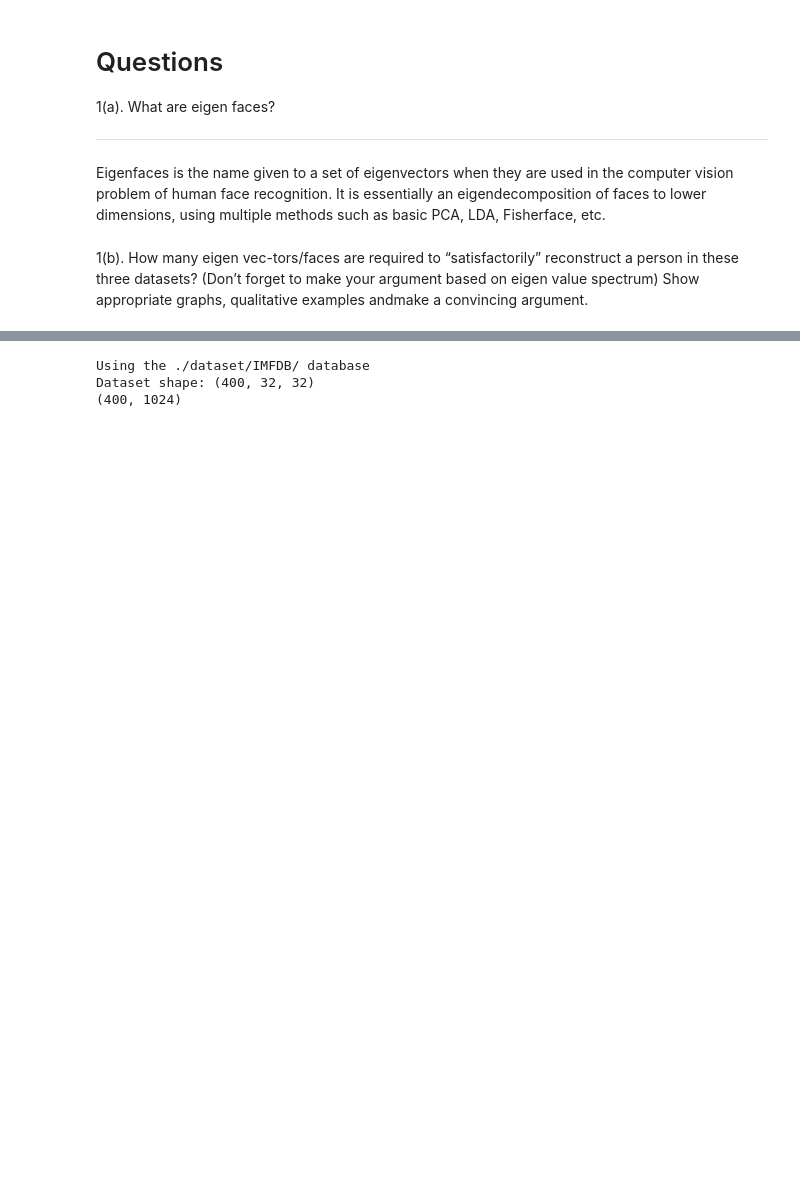
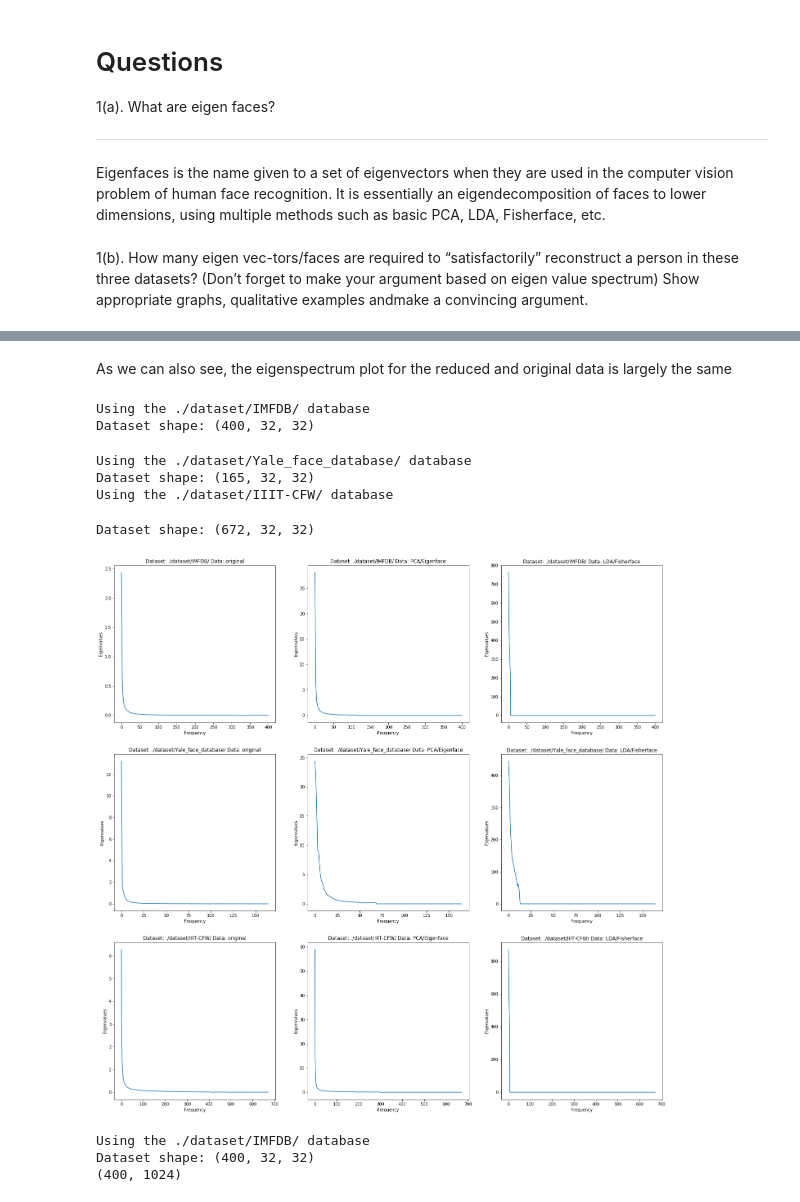
Before and after one commit to zubairabid/SMAI_Assignment2, a Jupyter notebook: 20171076.ipynb, the cells around one changed output, grey strips where cells are left out. Drawn from its saved outputs; the diff is of its cells as text; code cells hidden in the pictures; blank space fills up the shorter version.

```diff
--- a/20171076.ipynb
+++ b/20171076.ipynb
@@ -501,3 +509,61 @@ Dataset shape: (672, 32, 32)
+# %% [markdown]
+As we can also see, the eigenspectrum plot for the reduced and original data is largely the same
+# %%
+paths = [
+    './dataset/IMFDB/',
+    './dataset/Yale_face_database/',
+    './dataset/IIIT-CFW/',
+]
+
+fig=plt.figure(figsize=(24, 24))
+i=0
+j=1
+for dirpath in paths:
+    print('Using the {0} database'.format(dirpath))
+
+    X,y = load_data(dirpath)
+    N,H,W = X.shape[0:3]
+    C = 1 if opt['is_grayscale'] else X.shape[3]
+    X = X.reshape((N,H*W*C))
+
+    X_pca, approximation, explained_variance = get_pca(X, best_feature_counts[i])
+    X_fis, lda = get_lda(X, y, best_feature_counts[i])
+
+    fig.add_subplot(3, 3, j)
+    eigval, _ = np.linalg.eig(np.cov(X))
+    plt.plot(range(len(eigval)), eigval)
+    plt.title('Dataset: {0} Data: {1}'.format(dirpath, 'original'))
+    plt.xlabel('Frequency')
+    plt.ylabel('Eigenvalues')
+    j+=1
+
+    fig.add_subplot(3, 3, j)
+    eigval, _ = np.linalg.eig(np.cov(X_pca))
+    plt.plot(range(len(eigval)), eigval)
+    plt.title('Dataset: {0} Data: {1}'.format(dirpath, 'PCA/Eigenface'))
+    plt.xlabel('Frequency')
+    plt.ylabel('Eigenvalues')
+    j+=1
+
+    fig.add_subplot(3, 3, j)
+    eigval, _ = np.linalg.eig(np.cov(X_fis))
+    plt.plot(range(len(eigval)), eigval)
+    plt.title('Dataset: {0} Data: {1}'.format(dirpath, 'LDA/Fisherface'))
+    plt.xlabel('Frequency')
+    plt.ylabel('Eigenvalues')
+    j+=1
+    i+=1
+
+
+plt.show()
+# %% [output]
+Using the ./dataset/IMFDB/ database
+Dataset shape: (400, 32, 32)
+Using the ./dataset/Yale_face_database/ database
+Dataset shape: (165, 32, 32)
+Using the ./dataset/IIIT-CFW/ database
+Dataset shape: (672, 32, 32)
+[figure, added]
 # %%
 # Plot the eigen value spectrum
 # %%
```
Also changed, not shown: parts of 33 cells of this notebook.
